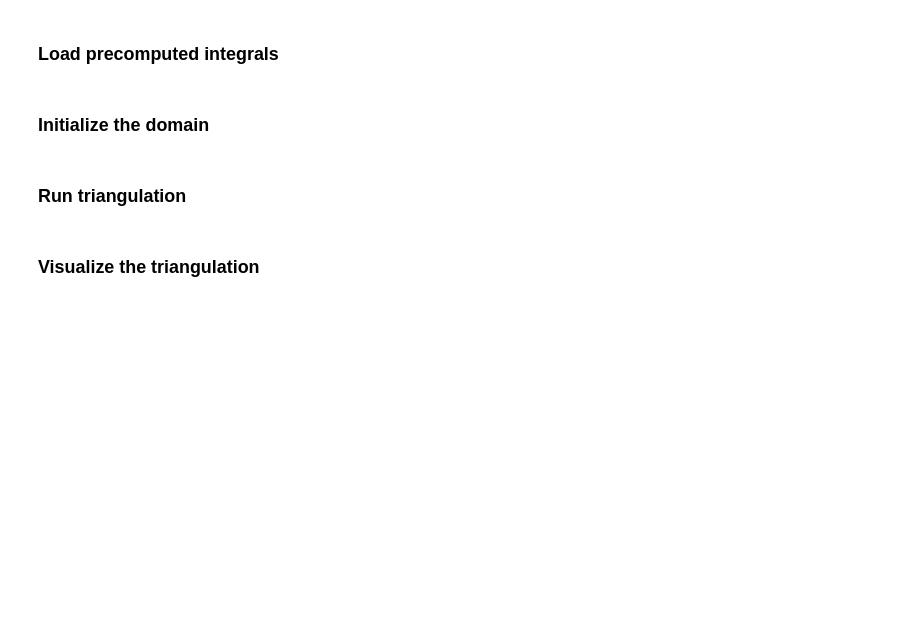
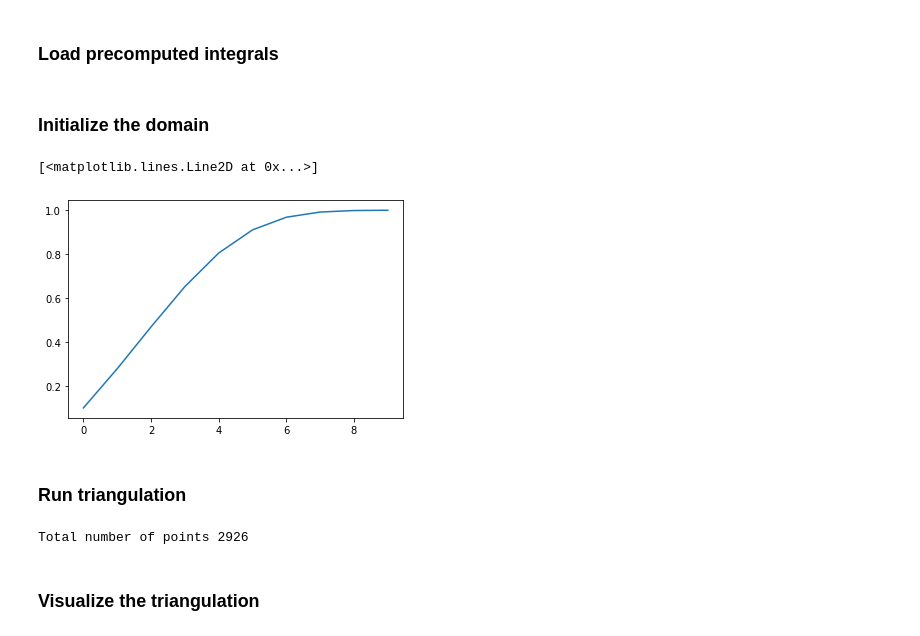
Before and after one commit to kamosevoyan/Diploma_work, a Jupyter notebook: Notebooks/Solutions/Poisson_equation_solution_on_polygonal_domain_cubic_hermite.ipynb, the cells around one changed output. Drawn from its saved outputs; the diff is of its cells as text; code cells hidden in the pictures; blank space fills up the shorter version.

```diff
--- a/Notebooks/Solutions/Poisson_equation_solution_on_polygonal_domain_cubic_hermite.ipynb
+++ b/Notebooks/Solutions/Poisson_equation_solution_on_polygonal_domain_cubic_hermite.ipynb
@@ -14,4 +14,15 @@ poisson_finctional = dill.load(open("../calculations/hermite_cubic_poisson_matri
 integral_values = dill.load(open("../calculations/hermite_cubic_poisson_right_values", "rb"))
 # %% [markdown]
 ### Initialize the domain
+# %%
+def sigm(x):
+    return np.exp(x) / (1+np.exp(x))
+# %%
+p = sigm(np.geomspace(1, 10, 10)) - 0.7
+p = 0.9* (p - p.min())/(p.max() - p.min()) + 0.1
+# %%
+plt.plot(p)
+# %% [output]
+[<matplotlib.lines.Line2D at 0x...>]
+[figure, added]
 # %%
@@ -23,12 +37,14 @@ seg = np.array(
 # %% [markdown]
 ### Run triangulation
 # %%
-cndt = triangulate({"vertices": points, "segments": seg}, opts="pqa0.3ne")
+cndt = triangulate({"vertices": points}, opts="Dneo1")
 points = cndt["vertices"]
 triangles = cndt["triangles"]
 neighbours = cndt["neighbors"]
 vertice_maker_is_boundary = cndt["vertex_markers"]
 print(f"Total number of points {points.shape[0]}")
+# %% [output]
+Total number of points 2926
 # %% [markdown]
 ### Visualize the triangulation
 # %%
```
Also changed, not shown: parts of 3 cells of this notebook, 21 other files.
